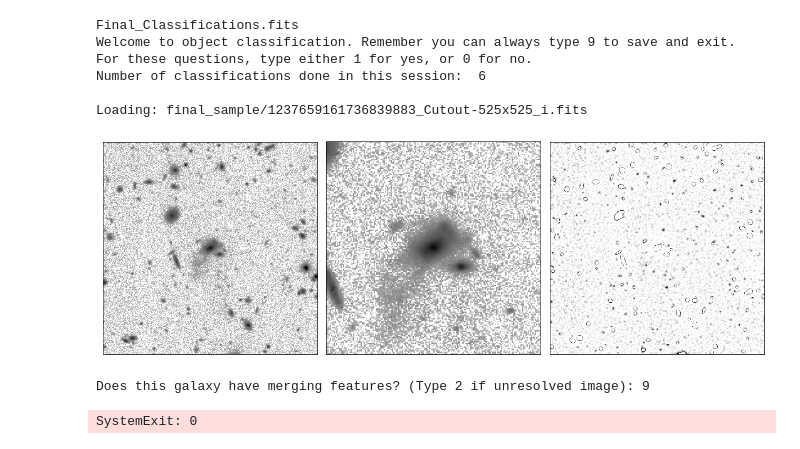
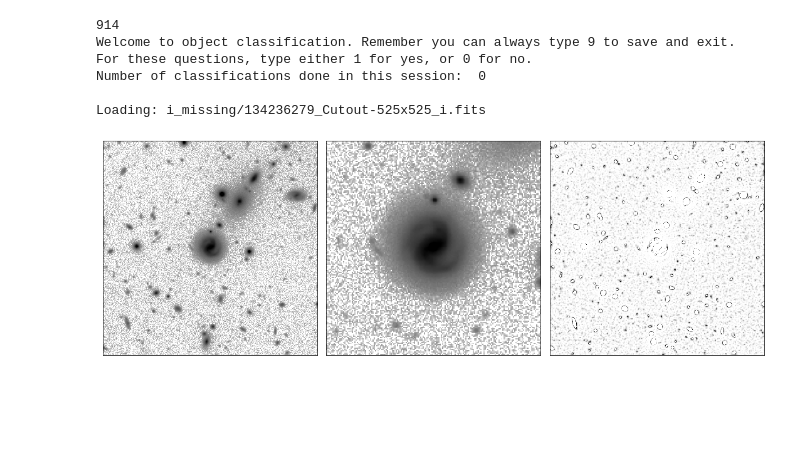
Before and after one commit to HSouch/low-sb-features, a Jupyter notebook: Classification.ipynb, the cells around one changed output. Drawn from its saved outputs; the diff is of its cells as text; code cells hidden in the pictures; blank space fills up the shorter version.

```diff
--- a/Classification.ipynb
+++ b/Classification.ipynb
@@ -67,9 +67,9 @@ def workflow(img_directory = "i_band_sample/", filtered_image_directory = "i_ban
         t = Table.read(class_filename, format="fits")
     else:
         print("Classification file not found. Generating a new one.")
-        t = Table(names=("image", "band", "classifier", "m_feat", "m_act", "double_n", "assym",
-                        "shell", "stream", "clean", "date"), dtype=("U100", "U4", "U100", "i4", "i4", "i4", "i4", "i4",
-                                                           "i4", "i4", "U100"))
+        t = Table(names=("image", "image_loc", "band", "classifier", "m_feat", "m_act", "double_n", "assym",
+                        "shell", "stream", "clean", "date"), dtype=("U80", "U60", "U4", "U100", "i4", "i4",
+                                                                    "i4", "i4", "i4", "i4", "i4", "U100"))
 
     classified_images = t["image"]
     print(classified_images)
@@ -114,6 +114,7 @@ def workflow(img_directory = "i_band_sample/", filtered_image_directory = "i_ban
 
         # Load in a given image
         active_image = img_directory + images[index]
+        local_image = images[index]
         filtered_image = filtered_image_directory + images[index]
         print("Loading:", active_image)
 
@@ -175,9 +176,9 @@ def workflow(img_directory = "i_band_sample/", filtered_image_directory = "i_ban
             is_clean = 1
 
         if question("Save classifications? (1 for yes, 0 for no) :"):
-            # ("img", "band", "classifier", "m_feat", "m_act", "double_n", "assym",
+            # ("img", "img_loc", "band", "classifier", "m_feat", "m_act", "double_n", "assym",
             # "shell", "stream", "clean", "date")
-            t.add_row([active_image, active_band, classifier_name, has_features,
+            t.add_row([active_image, local_image, active_band, classifier_name, has_features,
                       is_actively_merging, has_double_nuclei, is_asymmetric,
                       has_shell, has_stream, is_clean, date_and_time])
 
@@ -206,23 +207,21 @@ def workflow(img_directory = "i_band_sample/", filtered_image_directory = "i_ban
 # %%
 # Run the workflow. Make sure all cells are run before running this one to ensure no crashing!
 """
 ### EXAMPLE
 Please enter your name: Harrison
 Please enter the band you want t
 o work with: i
 Harrison     Active Band = i    Time = 2019-10-24 16:02:32.056374
 Classification table found.
 """
 
-workflow(img_directory="final_sample/", filtered_image_directory="final_sample_filtered/",
-        class_filename= "Final_Classifications.fits")
+workflow(img_directory="i_missing/", filtered_image_directory="i_missing_filtered/",
+        class_filename= "Classifications_Missing.fits")
 # %% [output]
-Final_Classifications.fits
+914
 Welcome to object classification. Remember you can always type 9 to save and exit.
 For these questions, type either 1 for yes, or 0 for no.
-Number of classifications done in this session:  6
+Number of classifications done in this session:  0
 
-Loading: final_sample/1237659161736839883_Cutout-525x525_i.fits
+Loading: i_missing/134236279_Cutout-525x525_i.fits
-[figure, old version]
+[figure, new version]
-Does this galaxy have merging features? (Type 2 if unresolved image): 9
-SystemExit: 0
```
